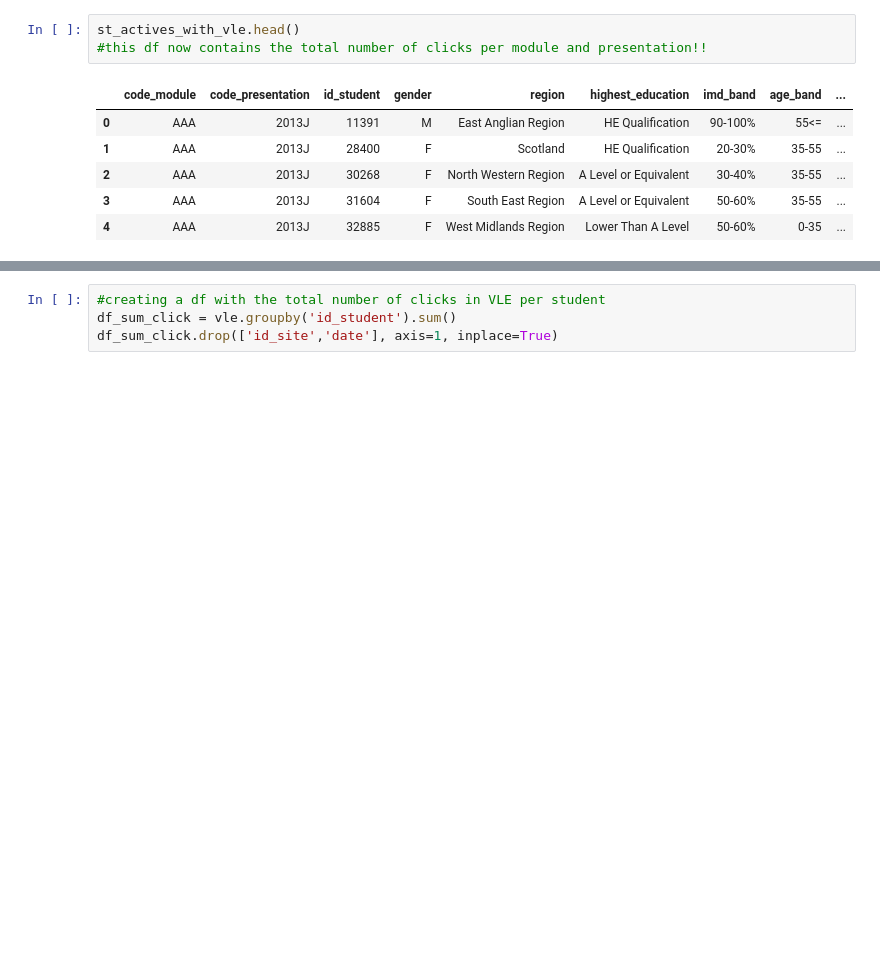
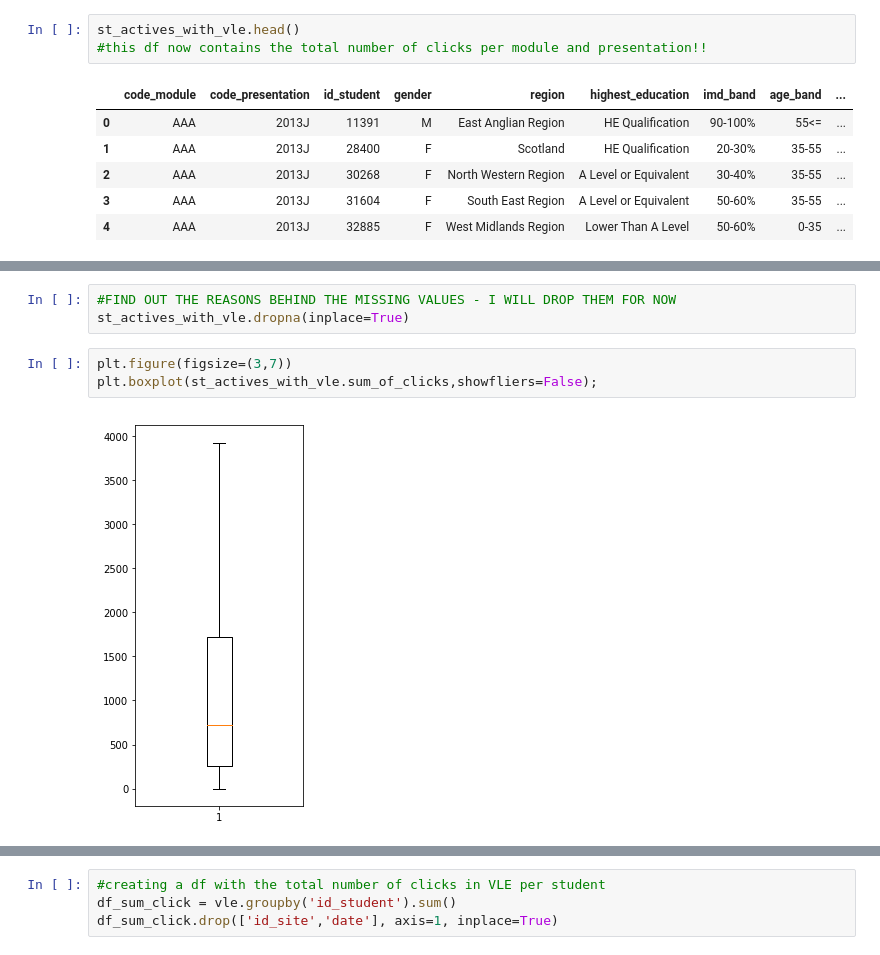
Before and after one commit to nikolholicka/curriculum, a Jupyter notebook: mod6/project_ideas/project_idea_2.ipynb, the cells around one changed output, grey strips where cells are left out. Drawn from its saved outputs; the diff is of its cells as text; blank space fills up the shorter version.

```diff
--- a/mod6/project_ideas/project_idea_2.ipynb
+++ b/mod6/project_ideas/project_idea_2.ipynb
@@ -222,0 +290,8 @@ st_actives_with_vle.head()
+# %%
+#FIND OUT THE REASONS BEHIND THE MISSING VALUES - I WILL DROP THEM FOR NOW
+st_actives_with_vle.dropna(inplace=True)
+# %%
+plt.figure(figsize=(3,7))
+plt.boxplot(st_actives_with_vle.sum_of_clicks,showfliers=False);
+# %% [output]
+[figure, added]
```
Also changed, not shown: parts of 62 cells of this notebook.
